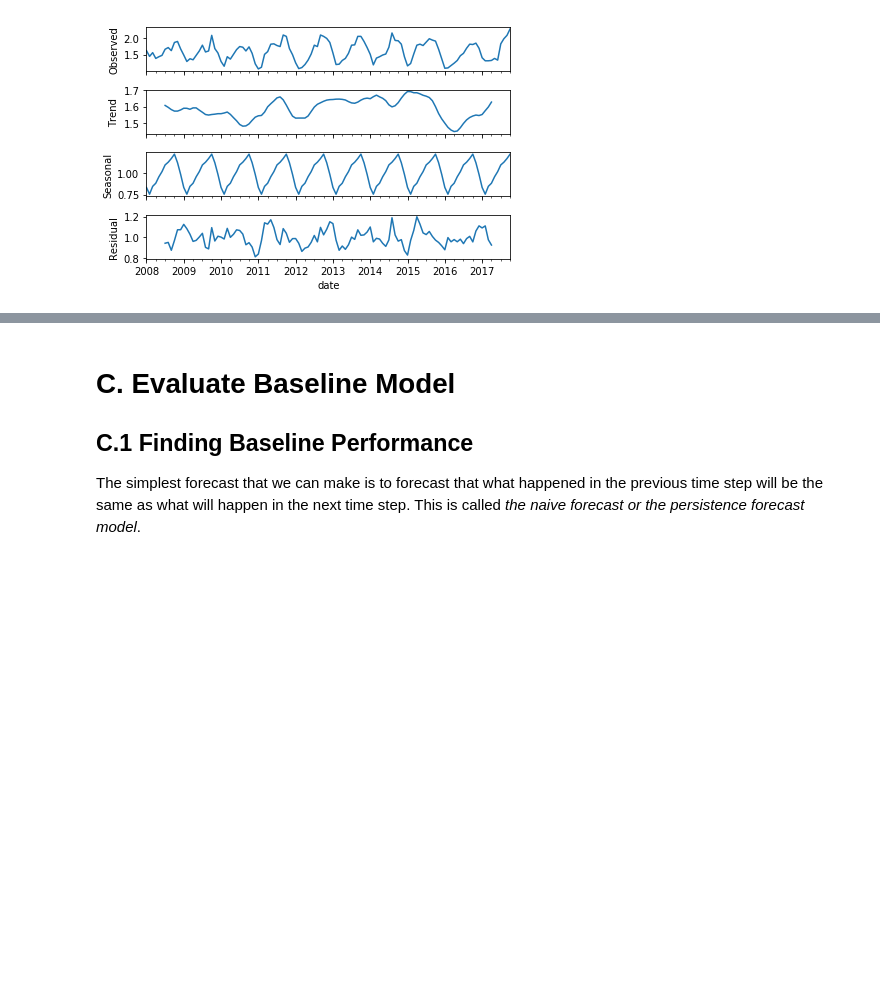
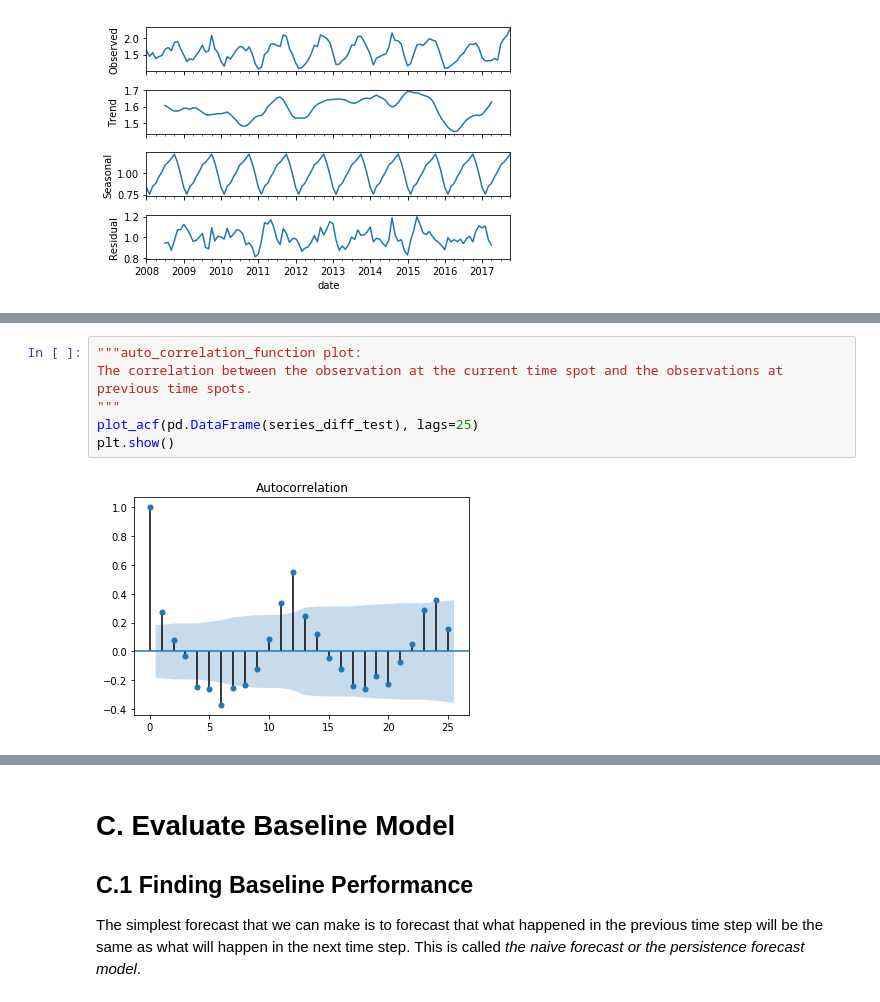
Before and after one commit to albertsylvester/assignment_april, a Jupyter notebook: Assignment No.2 - Part B (Bonus).ipynb, the cells around one changed output, grey strips where cells are left out. Drawn from its saved outputs; the diff is of its cells as text; blank space fills up the shorter version.

```diff
--- a/Assignment No.2 - Part B (Bonus).ipynb
+++ b/Assignment No.2 - Part B (Bonus).ipynb
@@ -240,0 +283,8 @@ plt.show()
+# %%
+"""auto_correlation_function plot:
+The correlation between the observation at the current time spot and the observations at previous time spots.
+"""
+plot_acf(pd.DataFrame(series_diff_test), lags=25)
+plt.show()
+# %% [output]
+[figure, added]
```
Also changed, not shown: parts of 29 cells of this notebook.
